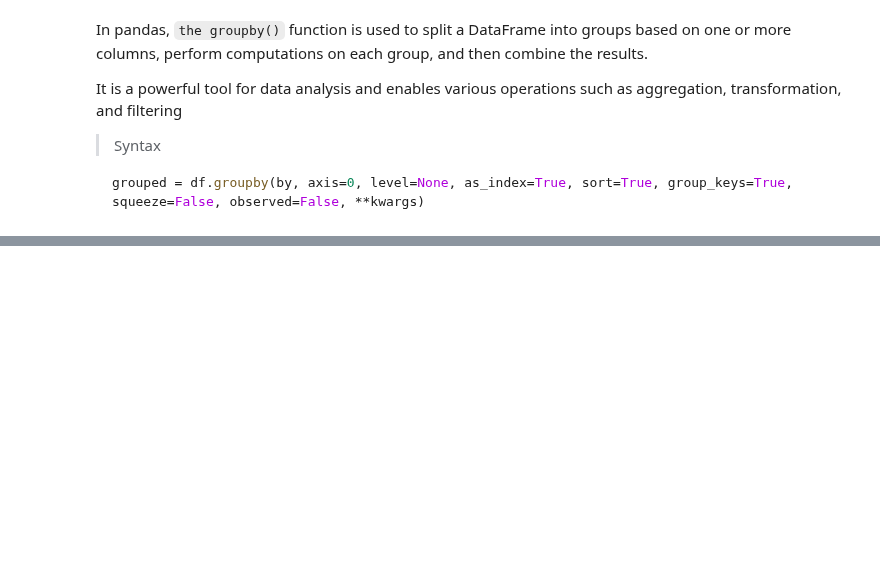
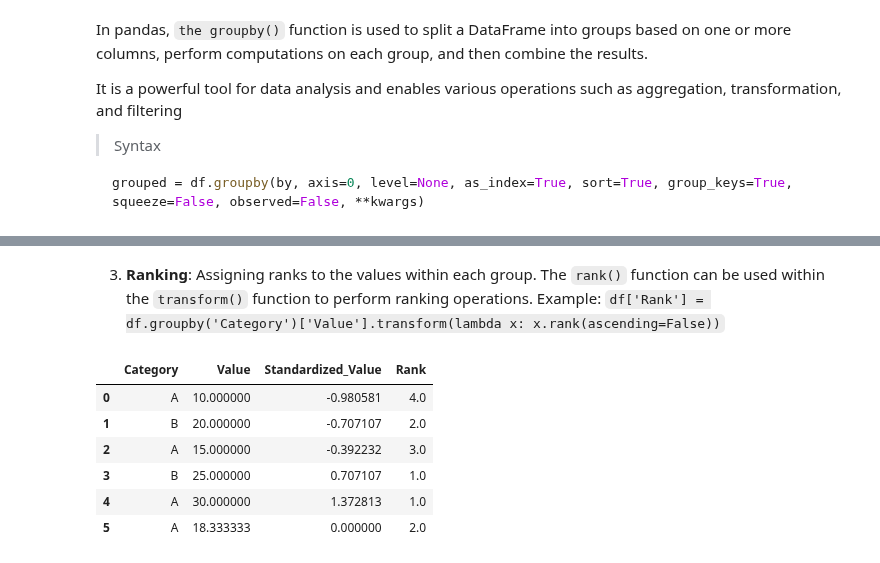
Before and after one commit to abhimanyus1997/ML-Basics, a Jupyter notebook: misc-notebooks/Pandas - Basics.ipynb, the cells around one changed output, grey strips where cells are left out. Saved outputs shown, nothing was run; the diff lists cells and outputs as text; code cells hidden in the pictures; blank space fills up the shorter version.

```diff
--- a/misc-notebooks/Pandas - Basics.ipynb
+++ b/misc-notebooks/Pandas - Basics.ipynb
@@ -941,0 +1101,15 @@ grouped = df.groupby(by, axis=0, level=None, as_index=True, sort=True, group_key
+# %% [markdown]
+
+3. __Ranking__: Assigning ranks to the values within each group. The `rank()` function can be used within the `transform()` function to perform ranking operations.
+   Example: `df['Rank'] = df.groupby('Category')['Value'].transform(lambda x: x.rank(ascending=False))`
+# %%
+df['Rank'] = df.groupby('Category')['Value'].transform(lambda x: x.rank(ascending=False))
+df
+# %% [output]
+|  | Category | Value | Standardized_Value | Rank |
+| 0 | A | 10.000000 | -0.980581 | 4.0 |
+| 1 | B | 20.000000 | -0.707107 | 2.0 |
+| 2 | A | 15.000000 | -0.392232 | 3.0 |
+| 3 | B | 25.000000 | 0.707107 | 1.0 |
+| 4 | A | 30.000000 | 1.372813 | 1.0 |
+| 5 | A | 18.333333 | 0.000000 | 2.0 |
```
Also changed, not shown: parts of 25 cells of this notebook.
